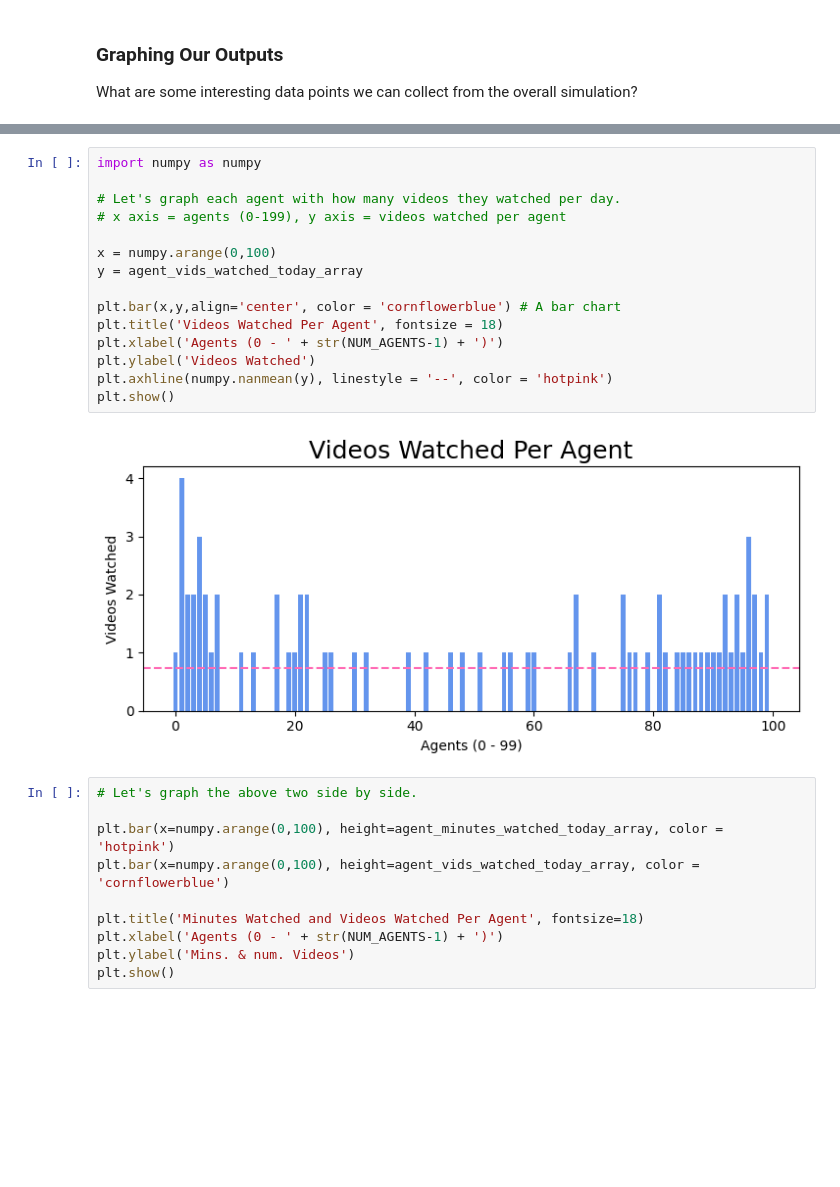
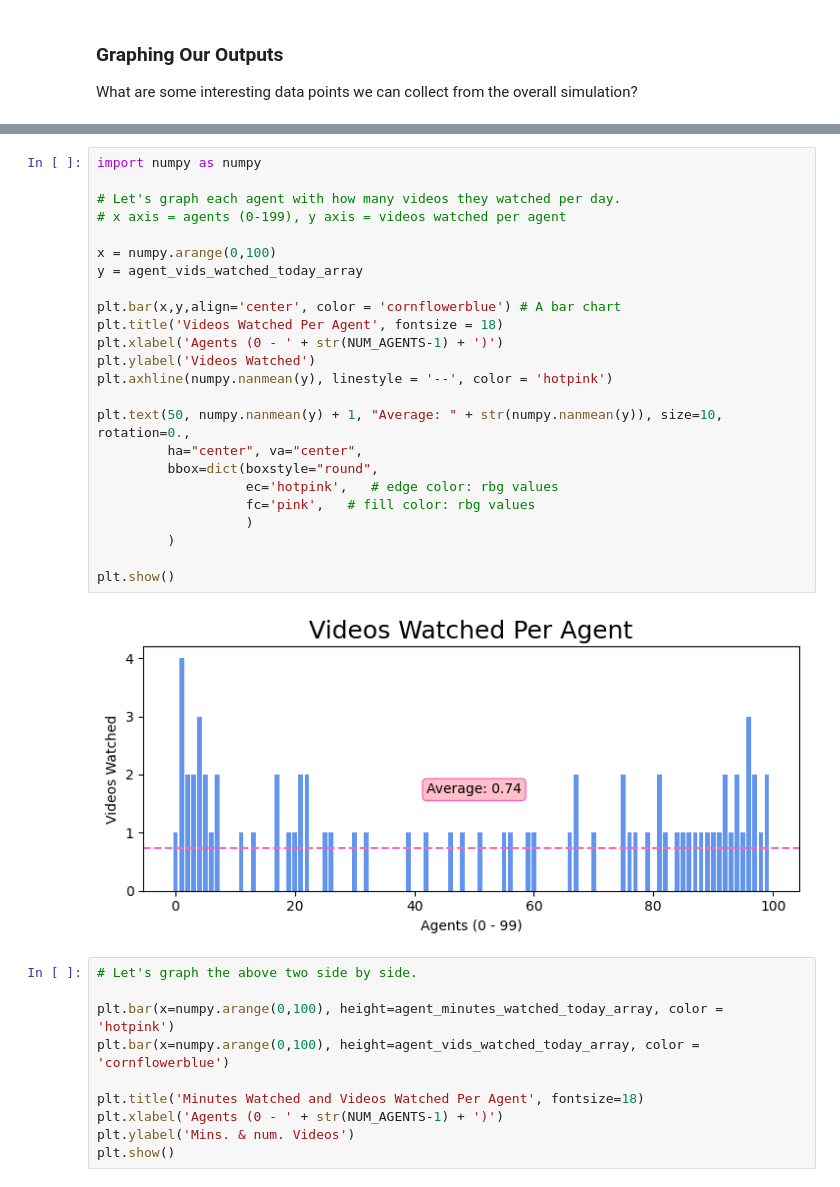
Before and after one commit to snyder-research-group/tools-of-justice, a Jupyter notebook: youtube simulation/simulation_notebook.ipynb, the cells around one changed output, grey strips where cells are left out. Drawn from its saved outputs; the diff is of its cells as text; blank space fills up the shorter version.

```diff
--- a/youtube simulation/simulation_notebook.ipynb
+++ b/youtube simulation/simulation_notebook.ipynb
@@ -445,20 +445,29 @@ plt.show()
 # %%
 import numpy as numpy
 
 # Let's graph each agent with how many videos they watched per day.
 # x axis = agents (0-199), y axis = videos watched per agent
 
 x = numpy.arange(0,100)
 y = agent_vids_watched_today_array
 
 plt.bar(x,y,align='center', color = 'cornflowerblue') # A bar chart
 plt.title('Videos Watched Per Agent', fontsize = 18)
 plt.xlabel('Agents (0 - ' + str(NUM_AGENTS-1) + ')')
 plt.ylabel('Videos Watched')
 plt.axhline(numpy.nanmean(y), linestyle = '--', color = 'hotpink')
+
+plt.text(50, numpy.nanmean(y) + 1, "Average: " + str(numpy.nanmean(y)), size=10, rotation=0.,
+         ha="center", va="center",
+         bbox=dict(boxstyle="round",
+                   ec='hotpink',   # edge color: rbg values
+                   fc='pink',   # fill color: rbg values
+                   )
+         )
+
 plt.show()
 # %% [output]
-[figure, old version]
+[figure, new version]
 # %%
 # Let's graph the above two side by side.
 
```
Also changed, not shown: parts of 1 cell of this notebook.
